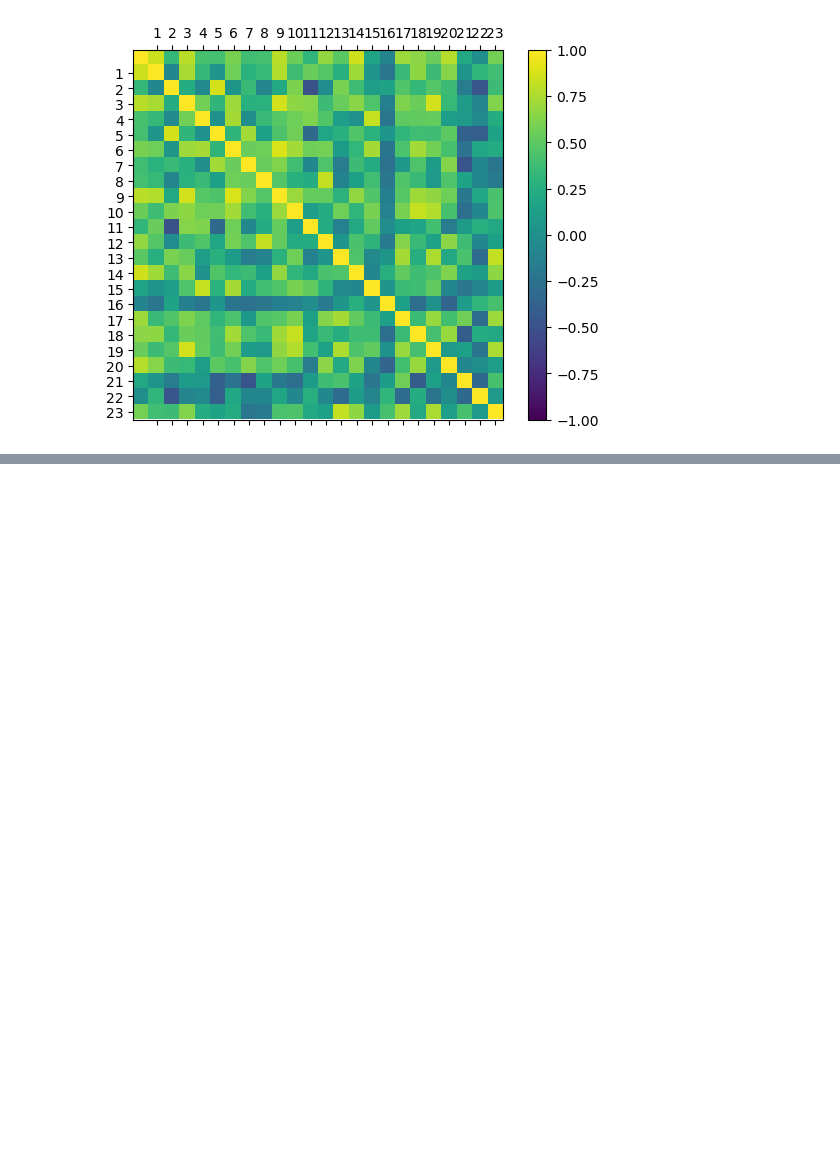
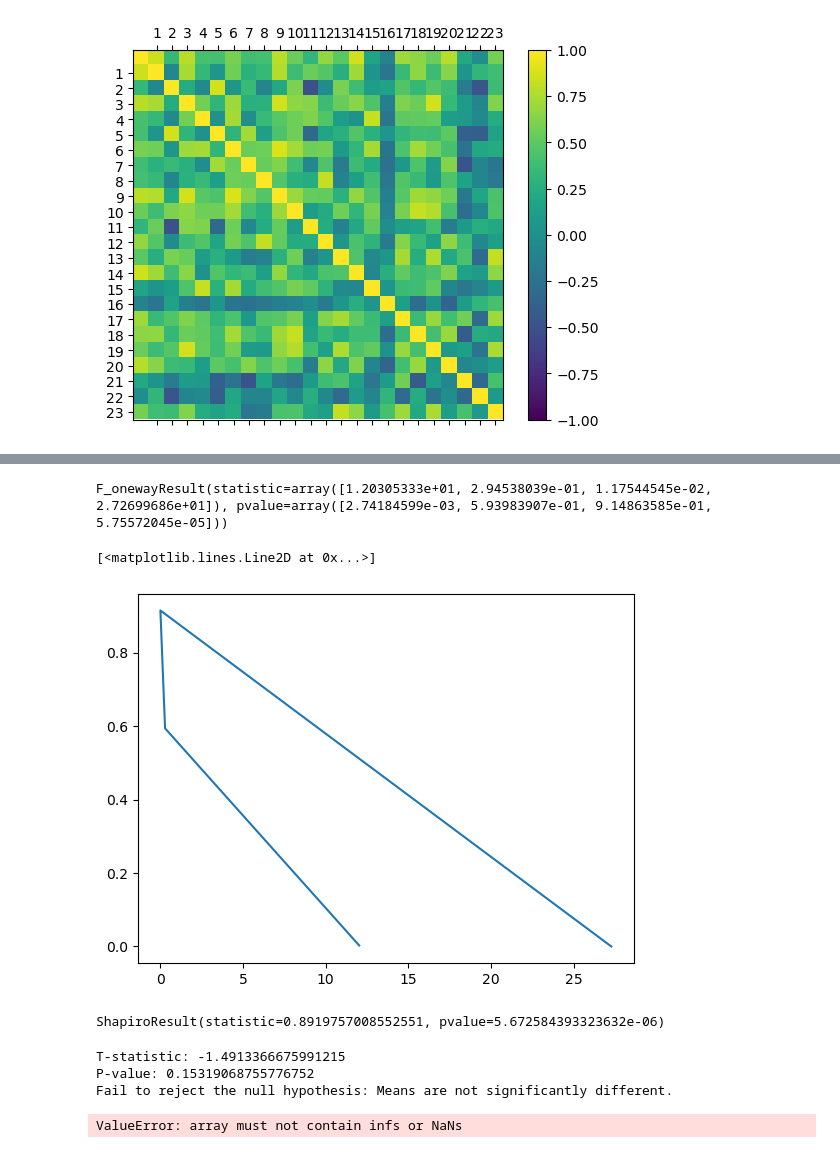
Before and after one commit to declanohara123/MastersDisertation, a Jupyter notebook: Untitled.ipynb, the cells around one changed output, grey strips where cells are left out. Drawn from its saved outputs; the diff is of its cells as text; code cells hidden in the pictures; blank space fills up the shorter version.

```diff
--- a/Untitled.ipynb
+++ b/Untitled.ipynb
@@ -123,0 +178,66 @@ NameError: name 'year' is not defined
+# %%
+scipy.stats.f_oneway(band_values, pos_value)
+# %% [output]
+F_onewayResult(statistic=array([1.20305333e+01, 2.94538039e-01, 1.17544545e-02, 2.72699686e+01]), pvalue=array([2.74184599e-03, 5.93983907e-01, 9.14863585e-01, 5.75572045e-05]))
+# %%
+x = [1.20305333e+01, 2.94538039e-01, 1.17544545e-02, 2.72699686e+01]
+y = [2.74184599e-03, 5.93983907e-01, 9.14863585e-01, 5.75572045e-05]
+
+plt.plot(x,y)
+# %% [output]
+[<matplotlib.lines.Line2D at 0x...>]
+[figure, added]
+# %%
+stats.shapiro(all_values)
+# %% [output]
+ShapiroResult(statistic=0.8919757008552551, pvalue=5.672584393323632e-06)
+# %%
+import numpy as np
+from scipy import stats
+
+# Generate sample data for two groups
+group1 = band_values["19 to 24"]
+group2 = pos_value["GK"]
+
+# Perform independent two-sample t-test
+t_statistic, p_value = stats.ttest_ind(group1, group2)
+
+# Print results
+print("T-statistic:", t_statistic)
+print("P-value:", p_value)
+
+# Determine significance level
+alpha = 0.05
+if p_value < alpha:
+    print("Reject the null hypothesis: Means are significantly different.")
+else:
+    print("Fail to reject the null hypothesis: Means are not significantly different.")
+# %% [output]
+T-statistic: -1.4913366675991215
+P-value: 0.15319068755776752
+Fail to reject the null hypothesis: Means are not significantly different.
+# %%
+import pandas as pd
+import statsmodels.api as sm
+from statsmodels.formula.api import ols
+
+# Create a DataFrame with your data
+data = {'A': band_values["1 to 6"],
+        'B': band_values["7 to 12"],
+        'C': band_values["13 to 18"],
+        'D': band_values["19 to 24"],
+        'DependentVariable': [1,2,3,4,5,6,7,8,9,10]}
+
+df = pd.DataFrame(data)
+
+# Fit the 4-way ANOVA model
+formula = 'DependentVariable ~ A + B + C + D + A:B + A:C + A:D + B:C + B:D + C:D + A:B:C:D'
+model = ols(formula, data=df).fit()
+
+# Perform ANOVA analysis
+anova_table = sm.stats.anova_lm(model, typ=2)
+
+# Print the ANOVA table
+print(anova_table)
+# %% [output]
+ValueError: array must not contain infs or NaNs
```
Also changed, not shown: parts of 48 cells of this notebook, 5 other files.
